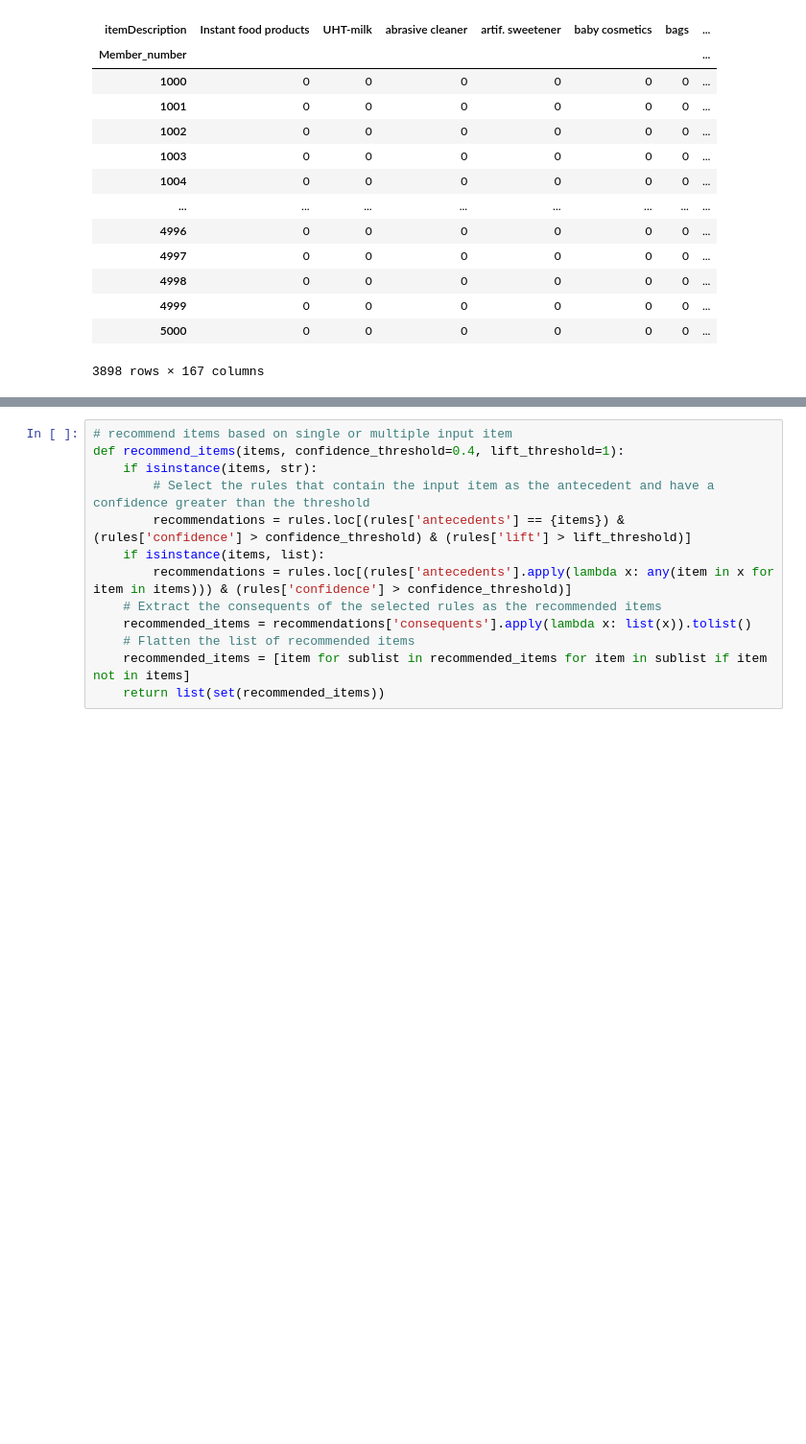
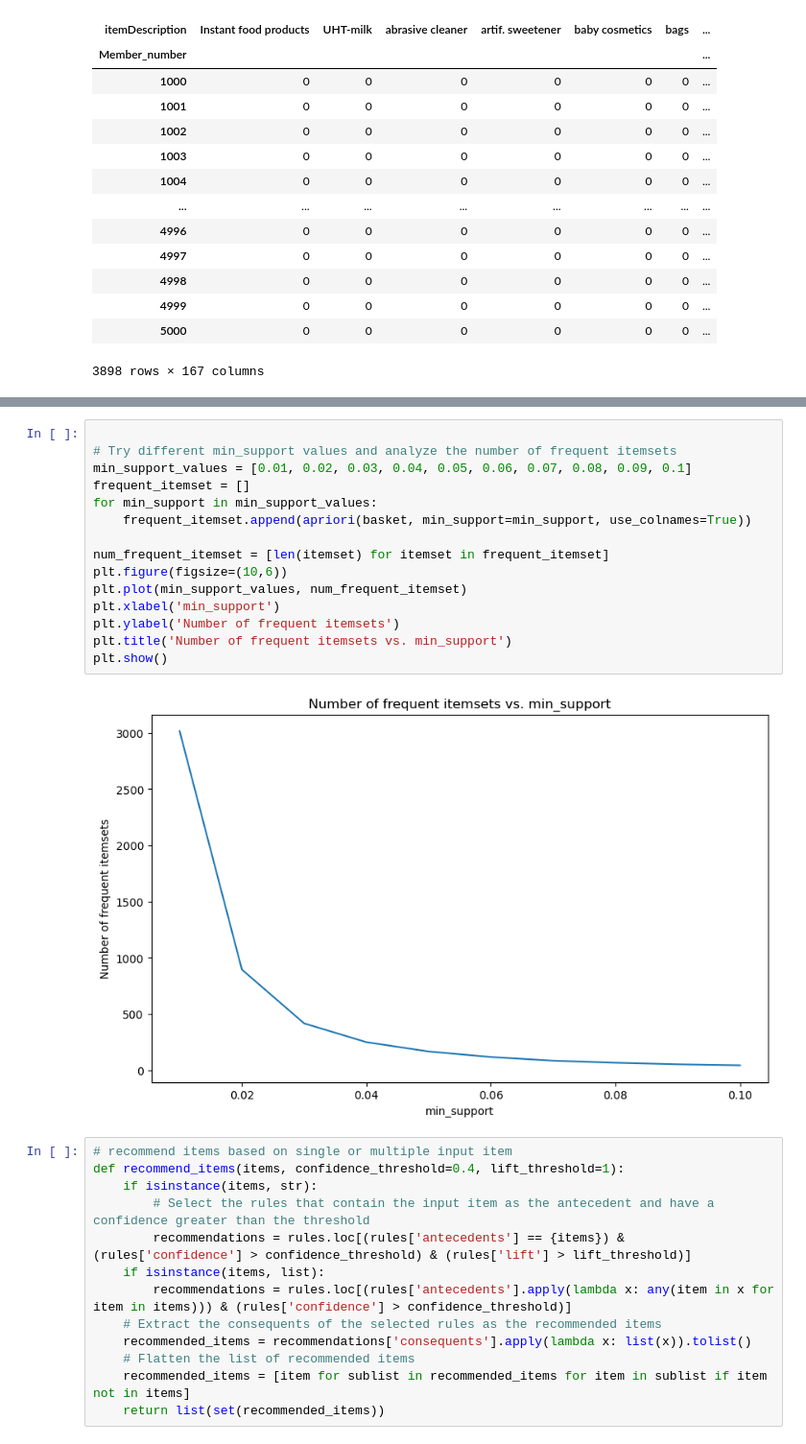
Before and after one commit to dan-waleed/Association_Rule_Learning_Discovering_Patterns, a Jupyter notebook: part3/Association_Rule_Learning_Discovering_Patterns.ipynb, the cells around one changed output, grey strips where cells are left out. Shown at 96% size. Cells and saved outputs as stored; diff of their text form; blank space fills up the shorter version.

```diff
--- a/part3/Association_Rule_Learning_Discovering_Patterns.ipynb
+++ b/part3/Association_Rule_Learning_Discovering_Patterns.ipynb
@@ -155,3 +188,20 @@ rules[(rules['confidence'] > confidence_threshold) & (rules['lift'] > lift_thres
+# %%
+
+# Try different min_support values and analyze the number of frequent itemsets
+min_support_values = [0.01, 0.02, 0.03, 0.04, 0.05, 0.06, 0.07, 0.08, 0.09, 0.1]
+frequent_itemset = []
+for min_support in min_support_values:
+    frequent_itemset.append(apriori(basket, min_support=min_support, use_colnames=True))
+
+num_frequent_itemset = [len(itemset) for itemset in frequent_itemset]
+plt.figure(figsize=(10,6))
+plt.plot(min_support_values, num_frequent_itemset)
+plt.xlabel('min_support')
+plt.ylabel('Number of frequent itemsets')
+plt.title('Number of frequent itemsets vs. min_support')
+plt.show()
+# %% [output]
+[figure, added]
 # %%
 # recommend items based on single or multiple input item
 def recommend_items(items, confidence_threshold=0.4, lift_threshold=1):
```
Also changed, not shown: parts of 15 cells of this notebook.
